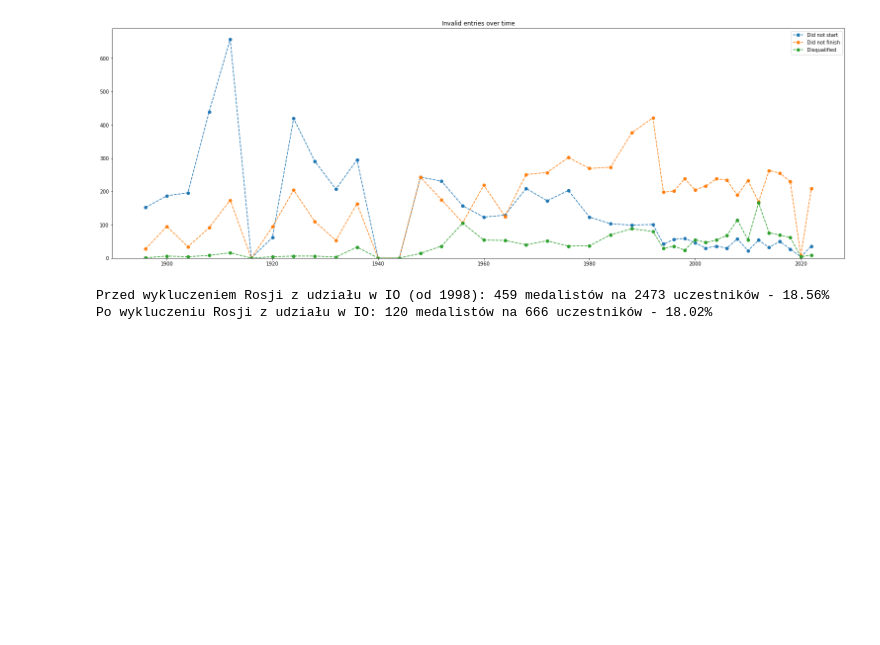
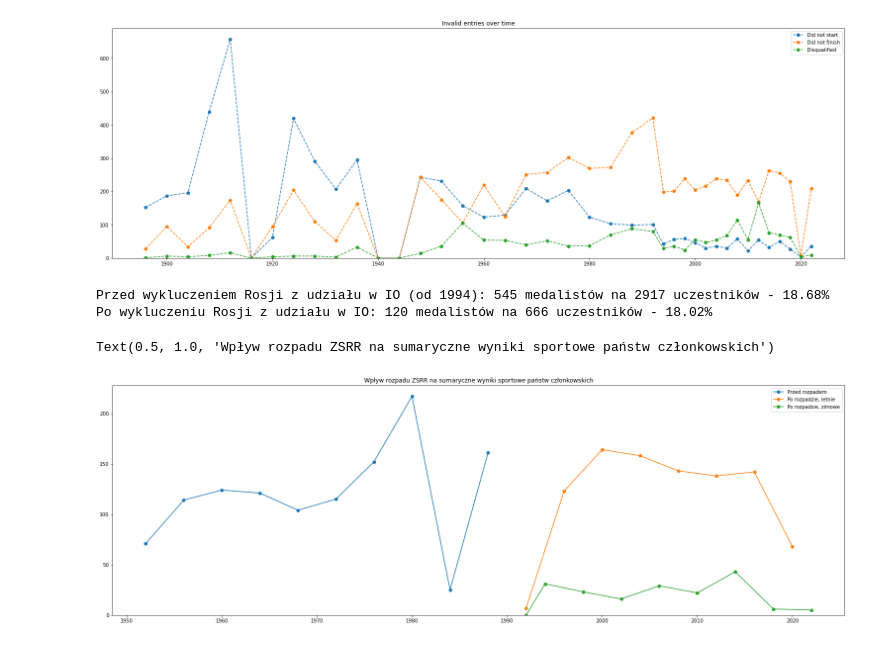
Before and after one commit to mihawb/olympics-ds, a Jupyter notebook: analysis/allGamesAnalysis.ipynb, the cells around one changed output. Cells and saved outputs as stored; diff of their text form; code cells hidden in the pictures; blank space fills up the shorter version.

```diff
--- a/analysis/allGamesAnalysis.ipynb
+++ b/analysis/allGamesAnalysis.ipynb
@@ -214,7 +212,7 @@ plt.show()
 [figure]
 # %%
 # https://en.wikipedia.org/wiki/Doping_in_Russia
-byear = 1998 # wspolczesna Rosja 1994-2016
+byear = 1994 # wspolczesna Rosja 1994-2016
 wszyscyPrzed = allScores.loc[allScores.Country == 'Russian Federation'].loc[allScores.Year >= byear].shape[0]
 wszyscyPo = allScores.loc[allScores.Country == 'Olympic Athletes from Russia'].shape[0]
 wszyscyPo += allScores.loc[allScores.Country == 'Russian Olympic Committee'].shape[0]
@@ -225,6 +223,59 @@ medalisciPo += allScores.loc[allScores.Country == 'Russian Olympic Committee'].l
 
 print(f'Przed wykluczeniem Rosji z udziału w IO (od {byear}): {medalisciPrzed} medalistów na {wszyscyPrzed} uczestników - {format(medalisciPrzed / wszyscyPrzed * 100, ".2f")}%')
 print(f'Po wykluczeniu Rosji z udziału w IO: {medalisciPo} medalistów na {wszyscyPo} uczestników - {format(medalisciPo / wszyscyPo * 100, ".2f")}%')
+
+#ew dodac jeszcze wykres od czasu
 # %% [output]
-Przed wykluczeniem Rosji z udziału w IO (od 1998): 459 medalistów na 2473 uczestników - 18.56%
+Przed wykluczeniem Rosji z udziału w IO (od 1994): 545 medalistów na 2917 uczestników - 18.68%
 Po wykluczeniu Rosji z udziału w IO: 120 medalistów na 666 uczestników - 18.02%
+# %%
+# list of countries -> https://en.wikipedia.org/wiki/Dissolution_of_the_Soviet_Union#Chronology_of_declarations
+# population 1 -> https://en.wikipedia.org/wiki/Demographics_of_the_Soviet_Union#Ethnic_groups
+
+# populacja poszczegolnych panstw czlonkowskich ZSSR
+USSRpopulation = 286.717 # w milionach, stan na rok 1989 (1988 to ostatnie IO w ktorych ZSRR bralo udzial)
+formerUSSRpops = {	'Russian Federation': 147.386, 'Ukraine': 51.704, 'Belarus': 10.200,
+					'Republic of Moldova': 4.341, 'Azerbaijan': 7.029, 'Georgia': 5.449,
+					'Armenia': 3.283, 'Uzbekistan': 19.906, 'Kazakhstan': 16.538,
+					'Tajikistan': 5.112, 'Kyrgyzstan': 4.291, 'Turkmenistan': 3.534,
+					'Lithuania': 3.690, 'Latvia': 2.681, 'Estonia': 1.573  }
+
+# sprawdzam, czy rozpad ZSRR wplynal na sume medali zdobywanych przez panstwa czlonkowskie
+# ilosc medali zdobywanych przez ZSRR na kazdych IO przez rozpadem
+USSRmedalsByYear = allScores.loc[allScores.Country == 'Soviet Union'].loc[(allScores.Place >= 1) & (allScores.Place <= 3)].Year.value_counts().sort_index()
+
+# ilosc medali zdobytych sumarycznie przez panstwa czlonkowskie na kazdych IO po rozpadzie
+# dodatkowo od 1992 jest 2-letni offset miedzy letnimi a zimowymi igrzyskami
+
+def createSeriesMedalsByYearByType(t):
+	# create Series with proper year indexing including type (didn't want to type by hand and overcomplicated a bit, i do know)
+	gamesAfterDissolution = allScores.loc[allScores.Year > 1988].loc[allScores.Type == t].Year.value_counts().sort_index().index
+	# create series based on said indexing
+	NEWmedalsByYear = pd.Series([0] * len(gamesAfterDissolution), index=gamesAfterDissolution)
+
+	for c in list(formerUSSRpops.keys()):
+		for y in list(gamesAfterDissolution):
+			nOfMedByCandY = (allScores.loc[allScores.Country == c]								# where specified country
+							.loc[allScores.Year == y]											# where past 1988
+							.loc[allScores.Type == t]											# summer / winter
+							.loc[(allScores.Place >= 1) & (allScores.Place <= 3)].shape[0])		# where 1st trough 3rd place, shape[0] == count of rows
+			NEWmedalsByYear[y] += nOfMedByCandY
+	return NEWmedalsByYear
+
+NEWmedalsByYearSummer = createSeriesMedalsByYearByType('Summer')
+NEWmedalsByYearWinter = createSeriesMedalsByYearByType('Winter')
+
+# wykres sumy medali przed i po rozpadzie w czasie
+plt.figure(figsize = (21,7), constrained_layout = True)
+plt.plot(USSRmedalsByYear.index, USSRmedalsByYear.values, marker='o')
+plt.plot(NEWmedalsByYearSummer.index, NEWmedalsByYearSummer.values, marker='o')
+plt.plot(NEWmedalsByYearWinter.index, NEWmedalsByYearWinter.values, marker='o')
+plt.ylim(ymin=0)
+plt.legend(['Przed rozpadem', 'Po rozpadzie, letnie', 'Po rozpadzie, zimowe'])
+plt.title('Wpływ rozpadu ZSRR na sumaryczne wyniki sportowe państw członkowskich')
+
+# jak widać, pozytywny
+# po 2016 widac jednak spadek bo w dany wykres nie sa wlaczone wyniki ROC oraz OAfR, juz mi sie nie chcialo
+# %% [output]
+Text(0.5, 1.0, 'Wpływ rozpadu ZSRR na sumaryczne wyniki sportowe państw członkowskich')
+[figure, added]
```
Also changed, not shown: parts of 2 cells of this notebook.
